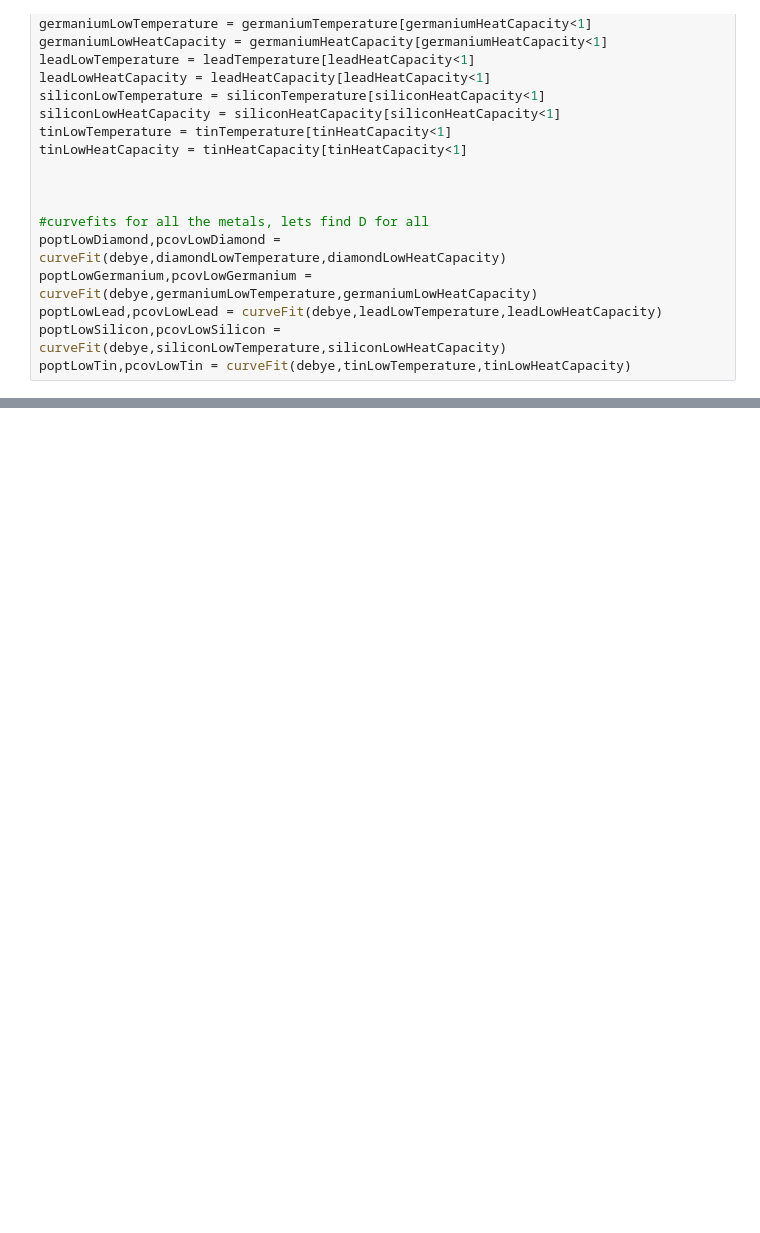
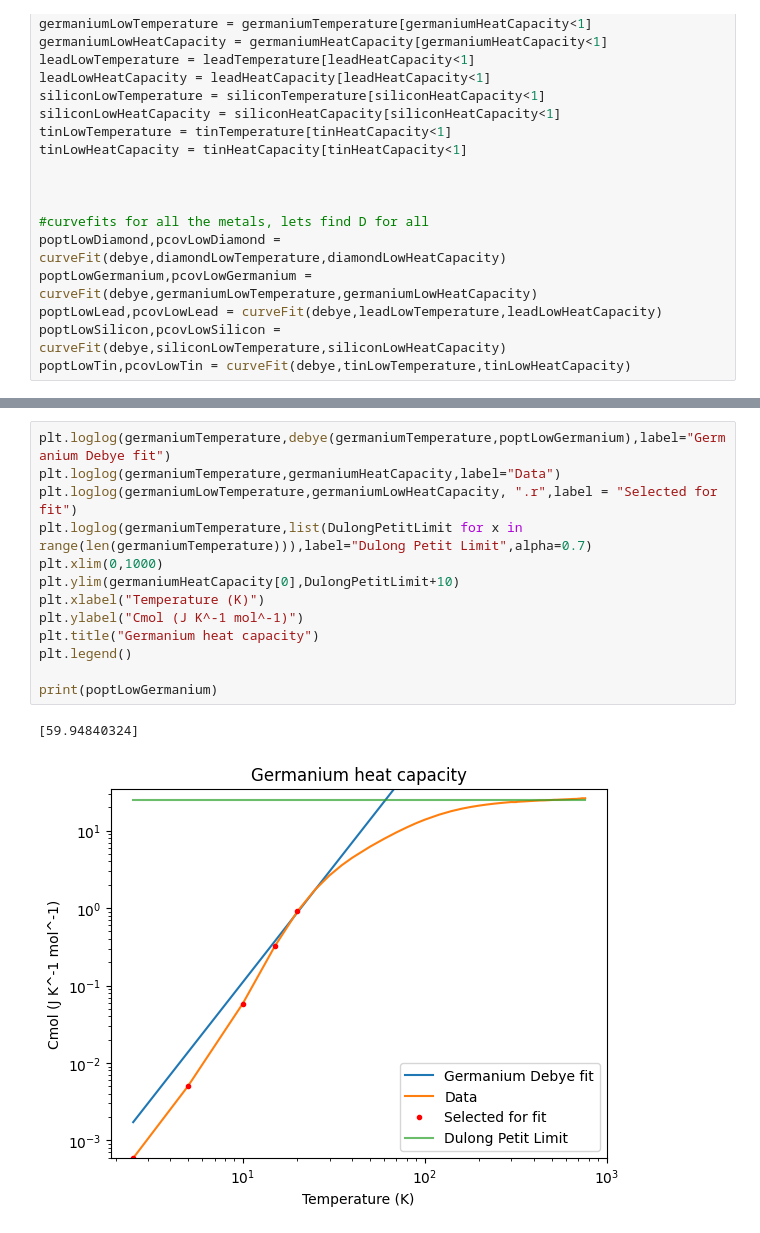
Before and after one commit to StephenJohnson-CardiffUni/Astro, a Jupyter notebook: CondensedAssignment2.ipynb, the cells around one changed output, grey strips where cells are left out. Drawn from its saved outputs; the diff is of its cells as text; blank space fills up the shorter version.

```diff
--- a/CondensedAssignment2.ipynb
+++ b/CondensedAssignment2.ipynb
@@ -211,0 +197,16 @@ plt.legend()
+# %%
+plt.loglog(germaniumTemperature,debye(germaniumTemperature,poptLowGermanium),label="Germanium Debye fit")
+plt.loglog(germaniumTemperature,germaniumHeatCapacity,label="Data")
+plt.loglog(germaniumLowTemperature,germaniumLowHeatCapacity, ".r",label = "Selected for fit")
+plt.loglog(germaniumTemperature,list(DulongPetitLimit for x in range(len(germaniumTemperature))),label="Dulong Petit Limit",alpha=0.7)
+plt.xlim(0,1000)
+plt.ylim(germaniumHeatCapacity[0],DulongPetitLimit+10)
+plt.xlabel("Temperature (K)")
+plt.ylabel("Cmol (J K^-1 mol^-1)")
+plt.title("Germanium heat capacity")
+plt.legend()
+
+print(poptLowGermanium)
+# %% [output]
+[59.94840324]
+[figure, added]
```
Also changed, not shown: parts of 14 cells of this notebook.
